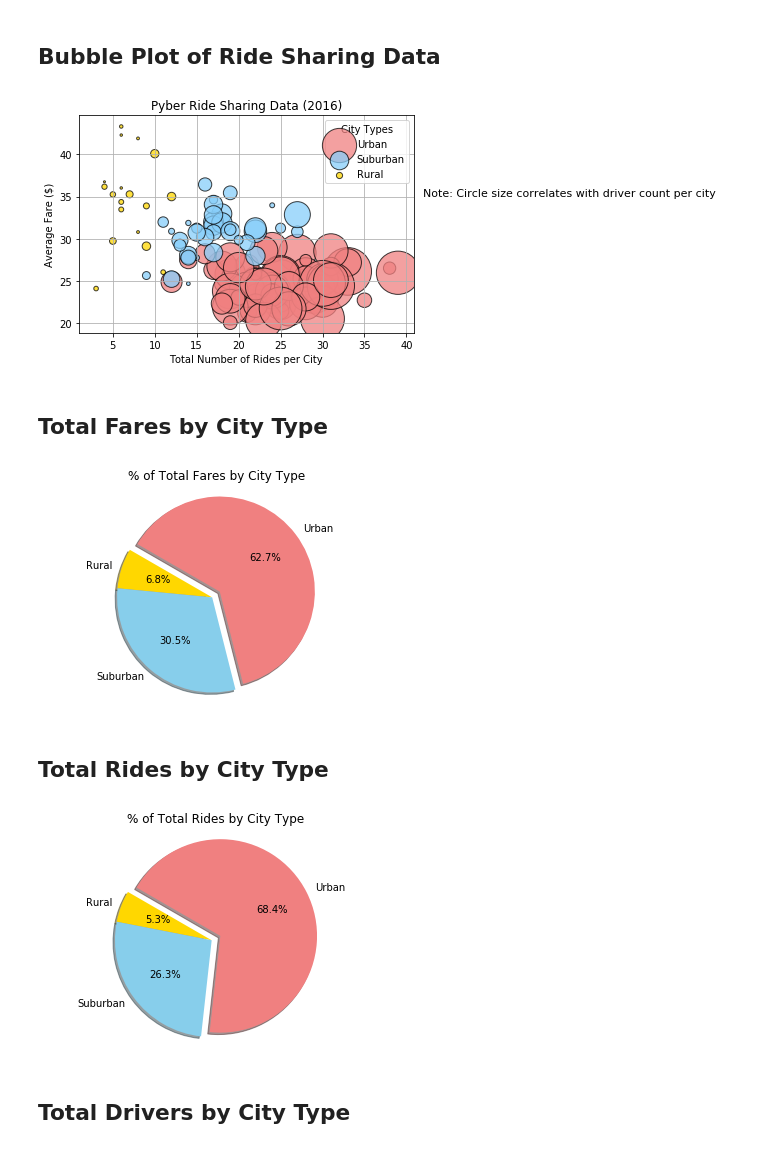
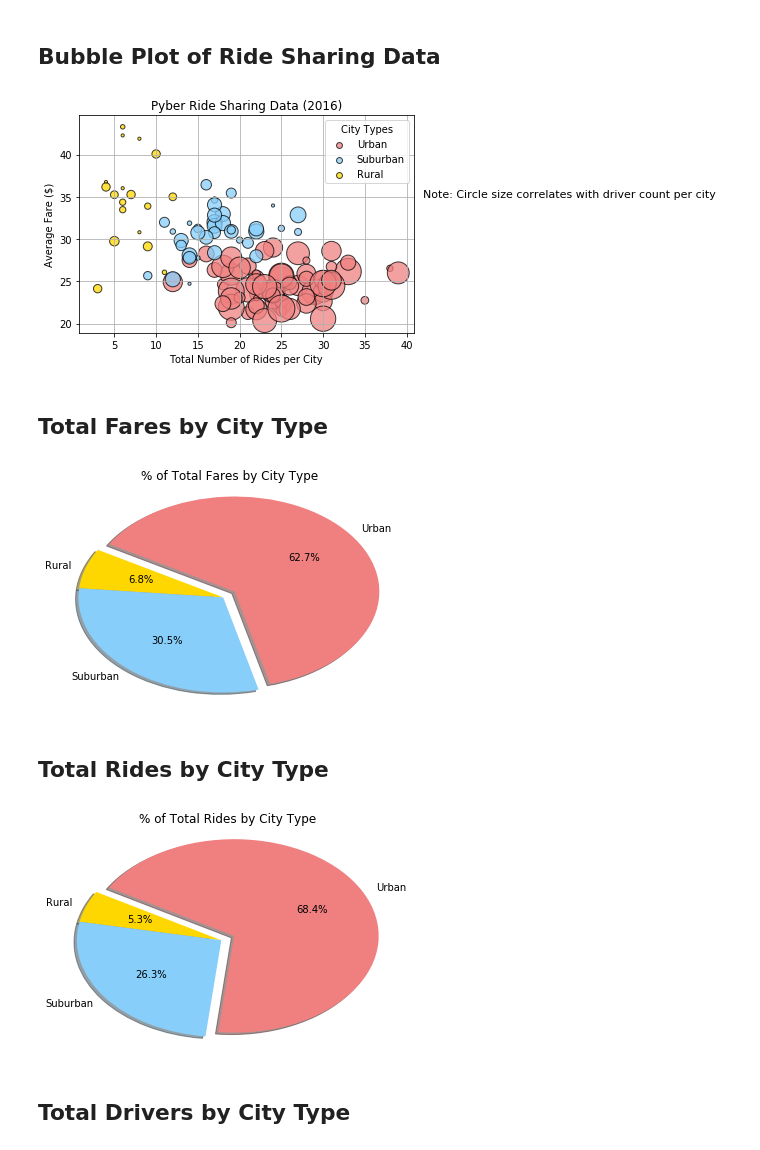
Before and after one commit to jwiner97/Pyber, a Jupyter notebook: pyber.ipynb, the cells around one changed output. Drawn from its saved outputs; the diff is of its cells as text; code cells hidden in the pictures.

```diff
--- a/pyber.ipynb
+++ b/pyber.ipynb
@@ -31,43 +31,50 @@ combined_df.head()
 scatter_df = combined_df[['type','driver_count','ride_id','fare','city']]
 scatter_gb = scatter_df.groupby(['type','city'])
 
+
+
 rural_df = scatter_df[scatter_df['type']=='Rural']
-rural_gb = rural_df.groupby(['type','city'])
+rural_gb = rural_df.groupby(['city'])
 x_rural = rural_gb['ride_id'].count()
 y_rural = rural_gb['fare'].mean()
-z_rural = rural_gb['driver_count'].sum()
+z_rural = rural_gb['driver_count'].mean()
 
 urban_df = scatter_df[scatter_df['type']=='Urban']
-urban_gb = urban_df.groupby(['type','city'])
+urban_gb = urban_df.groupby(['city'])
 x_urban = urban_gb['ride_id'].count()
 y_urban = urban_gb['fare'].mean()
-z_urban = urban_gb['driver_count'].sum()
+z_urban = urban_gb['driver_count'].mean()
 
 suburban_df = scatter_df[scatter_df['type']=='Suburban']
 suburban_gb = suburban_df.groupby(['type','city'])
 x_suburban = suburban_gb['ride_id'].count()
 y_suburban = suburban_gb['fare'].mean()
-z_suburban = suburban_gb['driver_count'].sum()
+z_suburban = suburban_gb['driver_count'].mean()
 
 # Build the scatter plots for each city types
-plt.scatter(x_urban, y_urban,s=z_urban,alpha=0.75, label = "Urban",facecolors='lightcoral',edgecolors = 'black')
-plt.scatter(x_suburban, y_suburban,s=z_suburban,alpha=0.75, label = "Suburban",facecolors='lightskyblue',edgecolors = 'black')
-plt.scatter(x_rural, y_rural, s=z_rural, alpha=0.75, label = "Rural",facecolors = 'gold',edgecolors = 'black' )
+plt.scatter(x_urban, y_urban,s=10*z_urban,alpha=0.75, label = "Urban",facecolors='lightcoral',edgecolors = 'black')
+plt.scatter(x_suburban, y_suburban,s=10*z_suburban,alpha=0.75, label = "Suburban",facecolors='lightskyblue',edgecolors = 'black')
+plt.scatter(x_rural, y_rural, s=10*z_rural, alpha=0.75, label = "Rural",facecolors = 'gold',edgecolors = 'black' )
 
 
 
 # Incorporate the other graph properties
 plt.grid()
-
 plt.title("Pyber Ride Sharing Data (2016)")
 plt.xlabel("Total Number of Rides per City")
 plt.ylabel("Average Fare ($)")
 
 # Create a legend
-plt.legend(loc = "best", scatterpoints=1, fontsize=10, title = "City Types",fancybox=True)
+lgnd = plt.legend(loc = "best", scatterpoints=1, fontsize=10, title = "City Types",fancybox=True)
+
+lgnd.legendHandles[0]._sizes = [35]
+lgnd.legendHandles[1]._sizes = [35]
+lgnd.legendHandles[2]._sizes = [35]
 # Incorporate a text label regarding circle size
 plt.text(42,35, r'Note: Circle size correlates with driver count per city', fontsize=11)
 # Save Figure
 plt.savefig("Images/RideSharingData.png")
+# Show Figure
+plt.show()
 # %% [output]
-[figure, old version]
+[figure, new version]
@@ -83,20 +87,20 @@ piefares_gb = piefares_df.groupby(['type'])
 
 fares_df = piefares_gb.sum()
 
-fare = fares_df['fare']
-
 # Build Pie Chart
 
 plt.title("% of Total Fares by City Type")
-labels = ["Rural","Suburban","Urban"]
+labels = list(fares_df.index.get_values())
 colors = ["gold", "lightskyblue", "lightcoral"]
 explode = (0, 0, 0.1)
-plt.pie(fare, labels=labels,colors=colors,explode=explode,
+plt.pie(fares_df, labels=labels,colors=colors,explode=explode,
         autopct="%1.1f%%", shadow=True, startangle=150)
-plt.axis("equal")
+plt.axis("tight")
 
 
 # Save Figure
 plt.savefig("Images/FaresByType.png")
+# Show Figure
+plt.show()
 # %% [output]
-[figure, old version]
+[figure, new version]
@@ -108,20 +109,22 @@ plt.show()
 # %%
 # Calculate Ride Percents
 pierides_df = combined_df[['type','ride_id']]
 pierides_gb = pierides_df.groupby(['type'])
 
 rides_df = pierides_gb.count()
 # Build Pie Chart
 plt.title("% of Total Rides by City Type")
-labels = ["Rural","Suburban","Urban"]
+labels = list(rides_df.index.get_values())
 colors = ["gold", "lightskyblue", "lightcoral"]
 explode = (0, 0, 0.1)
 plt.pie(rides_df, labels=labels,colors=colors,explode=explode,
         autopct="%1.1f%%", shadow=True, startangle=150)
-plt.axis("equal")
+plt.axis("tight")
 
 
 # Save Figure
 plt.savefig("Images/RidesByType.png")
+# Show Figure
+plt.show()
 # %% [output]
-[figure, old version]
+[figure, new version]
```
Also changed, not shown: parts of 5 cells of this notebook, 4 other files.
